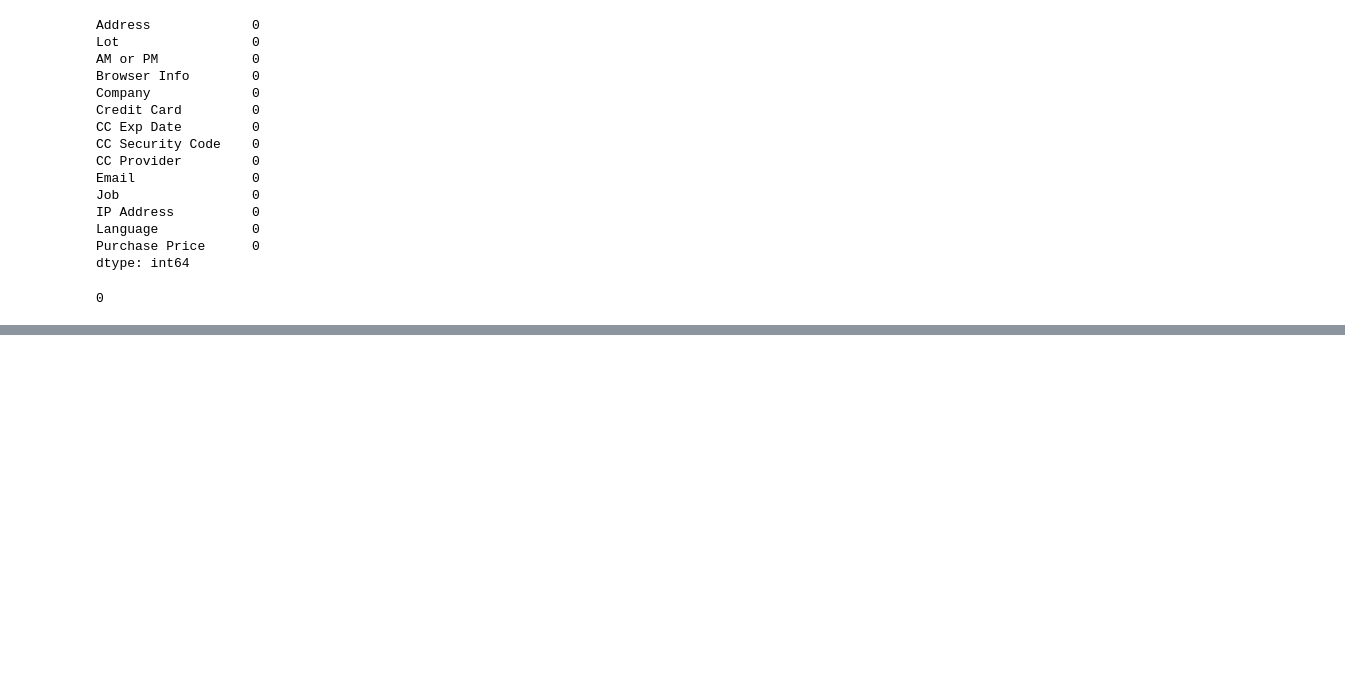
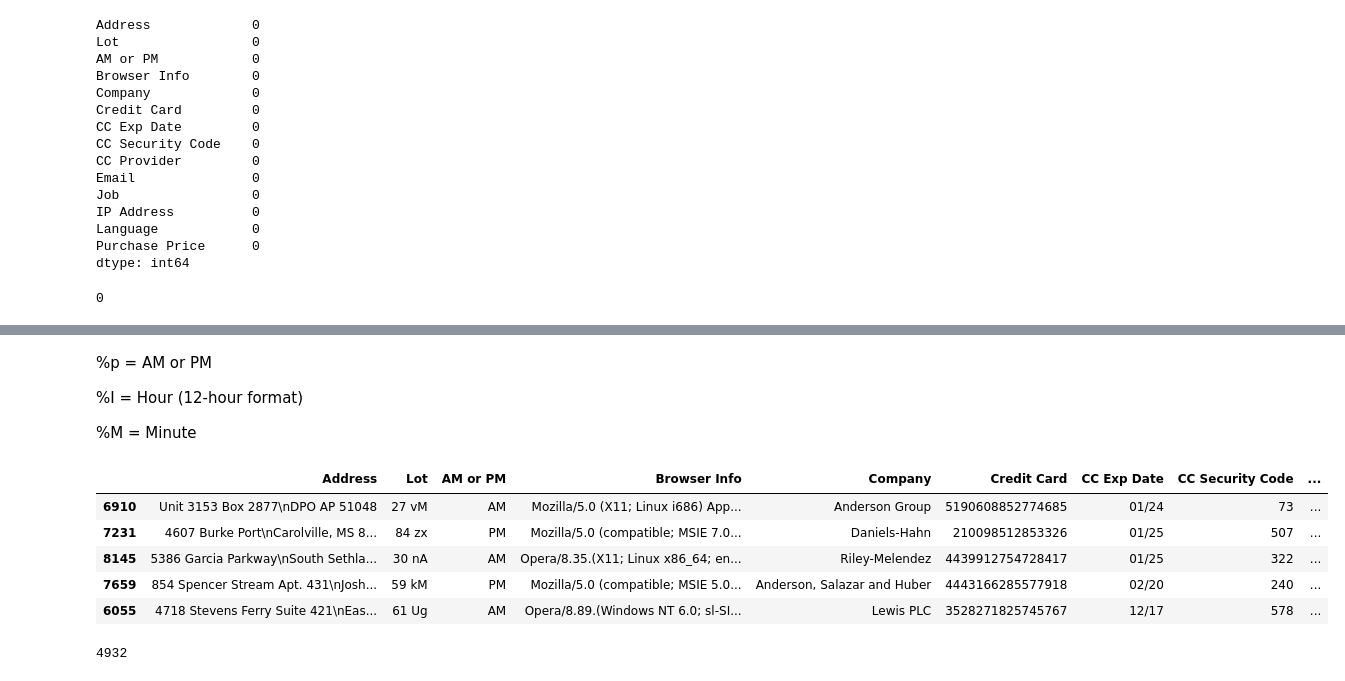
Before and after one commit to Ambily313/E-Commerce-Purchases-Data-Cleaning-Time-Series-Analysis, a Jupyter notebook: ecommerce.ipynb, the cells around one changed output, grey strips where cells are left out. Cells and saved outputs as stored; diff of their text form; code cells hidden in the pictures; blank space fills up the shorter version.

```diff
--- a/ecommerce.ipynb
+++ b/ecommerce.ipynb
@@ -235,0 +197,7 @@ Check for any duplicated rows.
+# %%
+# Convert Purchase Time to pandas datetime.
+
+# Simulating a dummy time column using AM/PM and a fixed hour
+df['Purchase Time'] = pd.to_datetime(df['AM or PM'] + ' 12:00', format='%p %I:%M')
+
+df[['Purchase Time']]
@@ -235,0 +218,19 @@ Check for any duplicated rows.
+# %% [markdown]
+%p = AM or PM
+
+%I = Hour (12-hour format)
+
+%M = Minute
+# %%
+# Extract the hour of purchase.
+
+df['Hour'] = df['Purchase Time'].dt.hour
+
+df.sample(5)
+# %% [output]
+|  | Address | Lot | AM or PM | Browser Info | Company | Credit Card | CC Exp Date | CC Security Code | ... |
+| 6910 | Unit 3153 Box 2877\nDPO AP 51048 | 27 vM | AM | Mozilla/5.0 (X11; Linux i686) App... | Anderson Group | 5190608852774685 | 01/24 | 73 | ... |
+| 7231 | 4607 Burke Port\nCarolville, MS 8... | 84 zx | PM | Mozilla/5.0 (compatible; MSIE 7.0... | Daniels-Hahn | 210098512853326 | 01/25 | 507 | ... |
+| 8145 | 5386 Garcia Parkway\nSouth Sethla... | 30 nA | AM | Opera/8.35.(X11; Linux x86_64; en... | Riley-Melendez | 4439912754728417 | 01/25 | 322 | ... |
+| 7659 | 854 Spencer Stream Apt. 431\nJosh... | 59 kM | PM | Mozilla/5.0 (compatible; MSIE 5.0... | Anderson, Salazar and Huber | 4443166285577918 | 02/20 | 240 | ... |
+| 6055 | 4718 Stevens Ferry Suite 421\nEas... | 61 Ug | AM | Opera/8.89.(Windows NT 6.0; sl-SI... | Lewis PLC | 3528271825745767 | 12/17 | 578 | ... |
@@ -235,0 +240,6 @@ Check for any duplicated rows.
+# %%
+# Find how many purchases were made in the evening (after 6PM).
+evening_purchases = df[df['Hour'] < 12]
+evening_purchases.shape[0]
+# %% [output]
+4932
```
Also changed, not shown: parts of 35 cells of this notebook.
